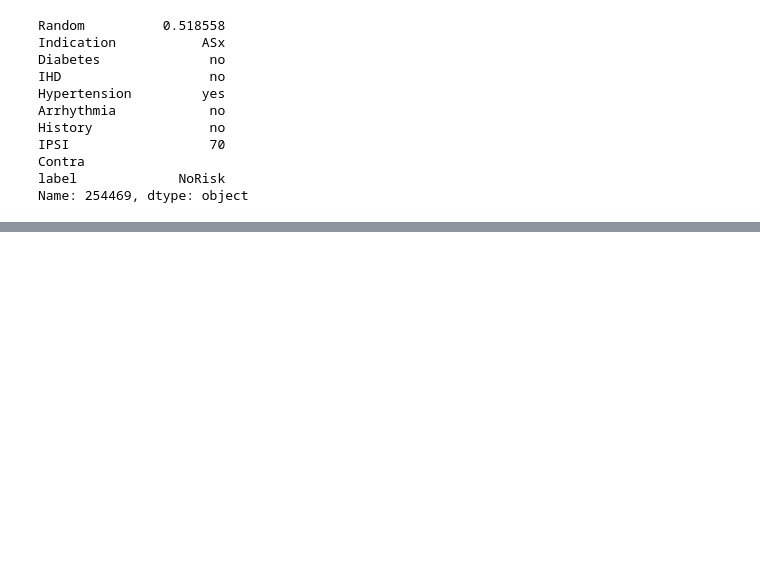
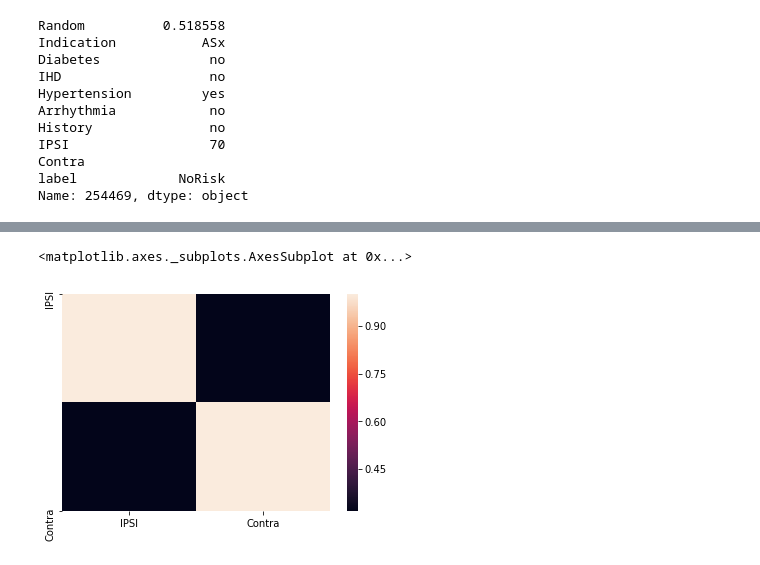
Before and after one commit to AntonyLeons/Data-Mining-ACW, a Jupyter notebook: Legacy_Data.ipynb, the cells around one changed output, grey strips where cells are left out. Drawn from its saved outputs; the diff is of its cells as text; code cells hidden in the pictures; blank space fills up the shorter version.

```diff
--- a/Legacy_Data.ipynb
+++ b/Legacy_Data.ipynb
@@ -237,0 +260,5 @@ sns.pairplot(data_copy)
+# %%
+sns.heatmap(class_data.corr())
+# %% [output]
+<matplotlib.axes._subplots.AxesSubplot at 0x...>
+[figure, added]
```
Also changed, not shown: parts of 15 cells of this notebook.
